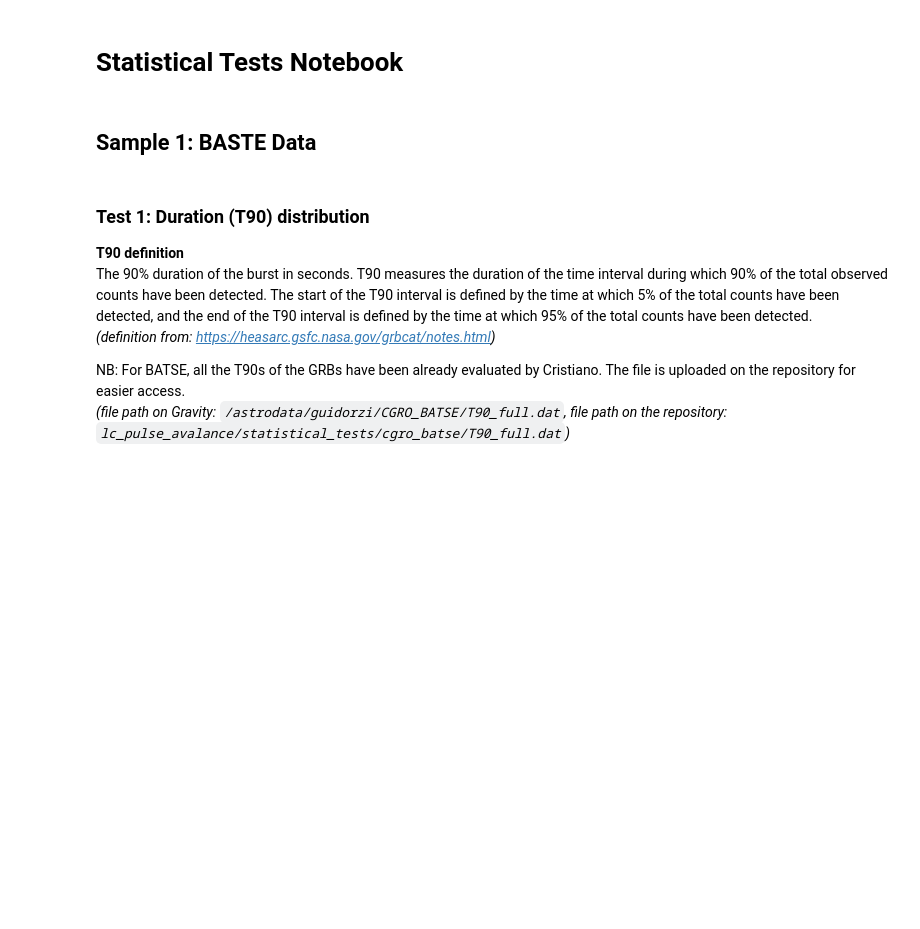
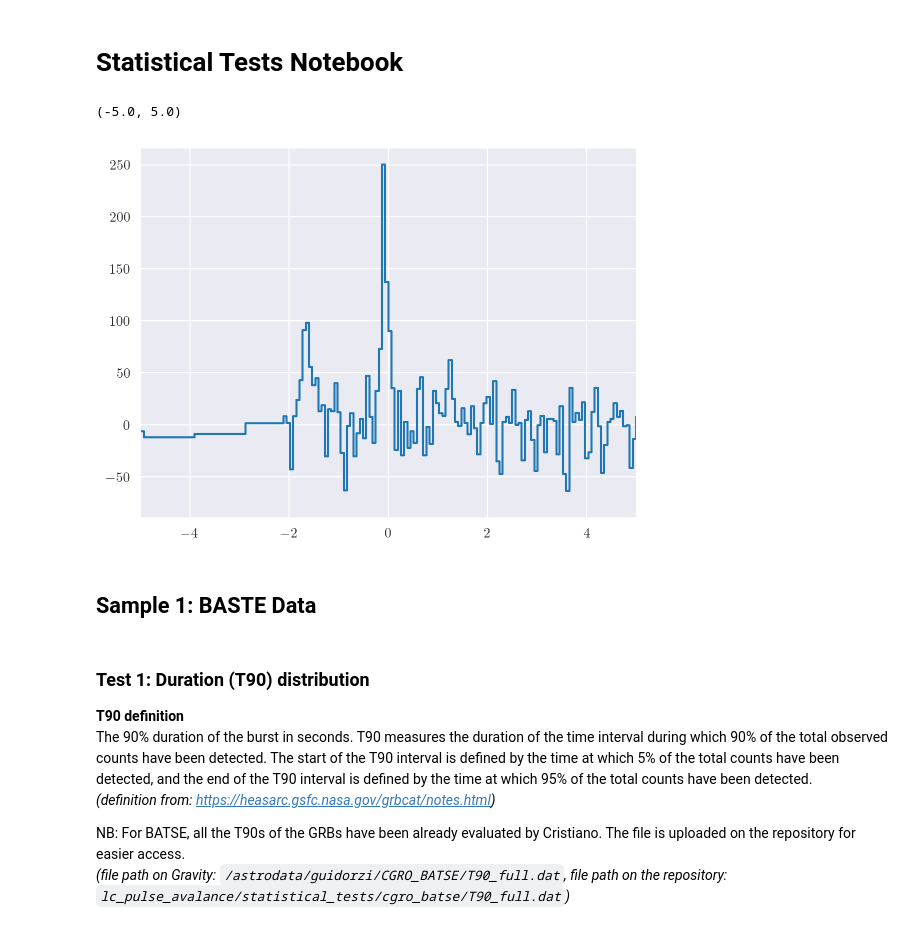
Before and after one commit to romanomaccary/geneticgrbs_v2, a Jupyter notebook: statistical_test/Real_GRBs_Test.ipynb, the cells around one changed output. Saved outputs shown, nothing was run; the diff lists cells and outputs as text; code cells hidden in the pictures; blank space fills up the shorter version.

```diff
--- a/statistical_test/Real_GRBs_Test.ipynb
+++ b/statistical_test/Real_GRBs_Test.ipynb
@@ -31,3 +34,11 @@ else:
+# %%
+fig = plt.figure()
+ax = fig.add_subplot()
+ax.step(times, counts, where = 'pre')
+ax.set_xlim(-5,5)
+# %% [output]
+(-5.0, 5.0)
+[figure, added]
 # %% [markdown]
 
 ## Sample 1: BASTE Data
```
Also changed, not shown: parts of 11 cells of this notebook.
